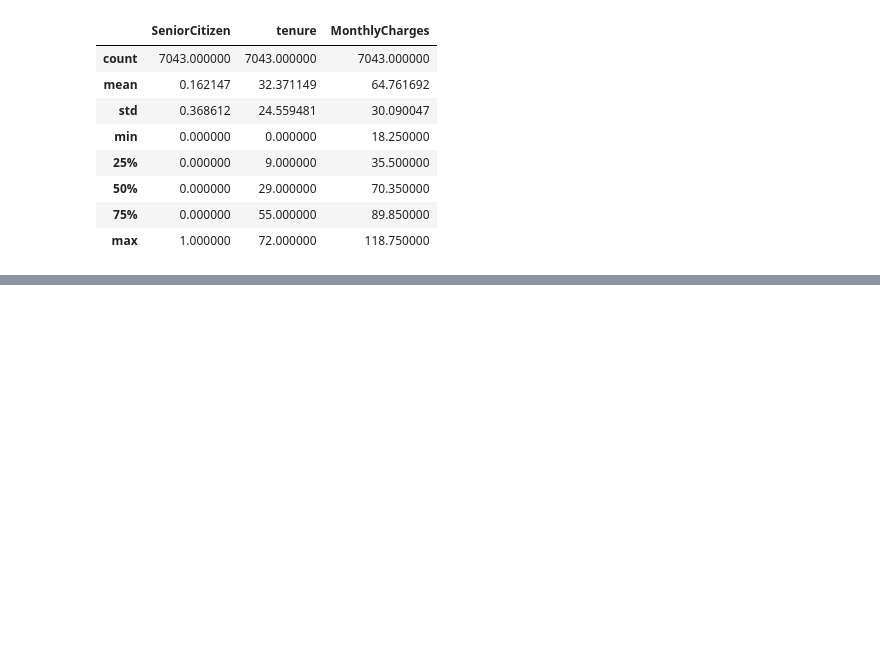
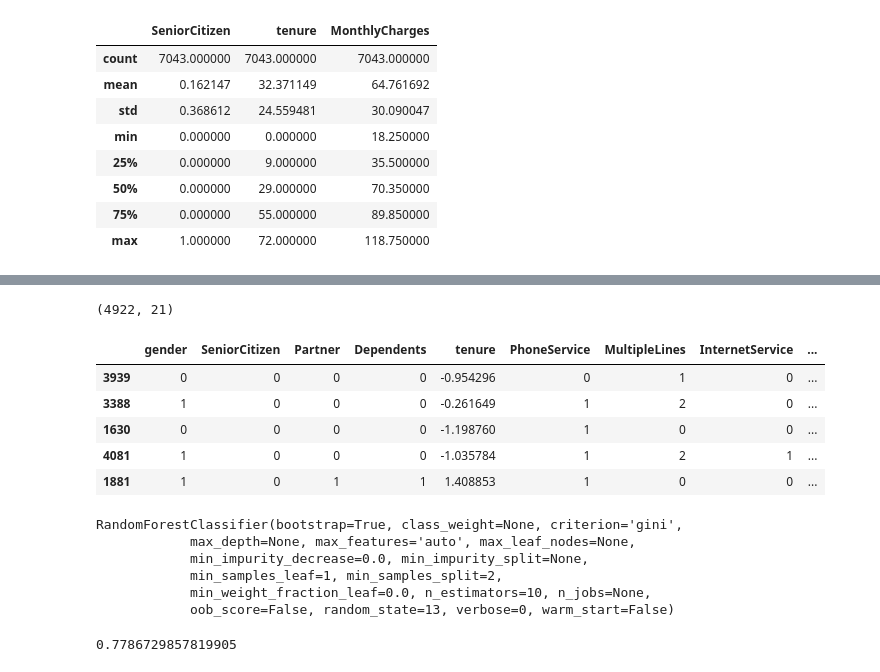
Before and after one commit to sahil-tandon/telecom-churn-prediction, a Jupyter notebook: churn-prediction.ipynb, the cells around one changed output, grey strips where cells are left out. Saved outputs shown, nothing was run; the diff lists cells and outputs as text; code cells hidden in the pictures; blank space fills up the shorter version.

Commit message:
Creating draft random forest and KNN prediction models.

```diff
--- a/churn-prediction.ipynb
+++ b/churn-prediction.ipynb
@@ -57,0 +111,28 @@ sns.countplot(x="Churn", data=telco);
+# %%
+numeric_cols = ['MonthlyCharges', 'TotalCharges', 'tenure']
+target_col = ['Churn']
+ignored_cols = ['customerID']
+categorical_cols = telco.select_dtypes(include='object').columns
+categorical_cols = [col for col in categorical_cols if col not in target_col + ignored_cols]
+# %%
+for col in categorical_cols:
+    telco[col] = LabelEncoder().fit_transform(telco[col])
+
+telco['Churn'] = telco['Churn'].map({'Yes' : 1, 'No' : 0})
+# %%
+telco[numeric_cols] = StandardScaler().fit_transform(telco[numeric_cols])
+# %%
+X = telco.drop(['Churn','customerID'],axis=1)
+y = telco['Churn']
+# %%
+train_x,text_x,train_y,test_y = train_test_split(X,y, test_size=0.3, random_state=42)
+print(train_df.shape)
+train_x.head()
+# %% [output]
+(4922, 21)
+|  | gender | SeniorCitizen | Partner | Dependents | tenure | PhoneService | MultipleLines | InternetService | ... |
+| 3939 | 0 | 0 | 0 | 0 | -0.954296 | 0 | 1 | 0 | ... |
+| 3388 | 1 | 0 | 0 | 0 | -0.261649 | 1 | 2 | 0 | ... |
+| 1630 | 0 | 0 | 0 | 0 | -1.198760 | 1 | 0 | 0 | ... |
+| 4081 | 1 | 0 | 0 | 0 | -1.035784 | 1 | 2 | 1 | ... |
+| 1881 | 1 | 0 | 1 | 1 | 1.408853 | 1 | 0 | 0 | ... |
@@ -57,0 +142,9 @@ sns.countplot(x="Churn", data=telco);
+# %%
+clf.fit(train_x,train_y)
+# %% [output]
+RandomForestClassifier(bootstrap=True, class_weight=None, criterion='gini',
+            max_depth=None, max_features='auto', max_leaf_nodes=None,
+            min_impurity_decrease=0.0, min_impurity_split=None,
+            min_samples_leaf=1, min_samples_split=2,
+            min_weight_fraction_leaf=0.0, n_estimators=10, n_jobs=None,
+            oob_score=False, random_state=13, verbose=0, warm_start=False)
@@ -57,0 +153,4 @@ sns.countplot(x="Churn", data=telco);
+# %%
+clf.score(text_x,test_y)
+# %% [output]
+0.7786729857819905
```
Also changed, not shown: parts of 14 cells of this notebook.
